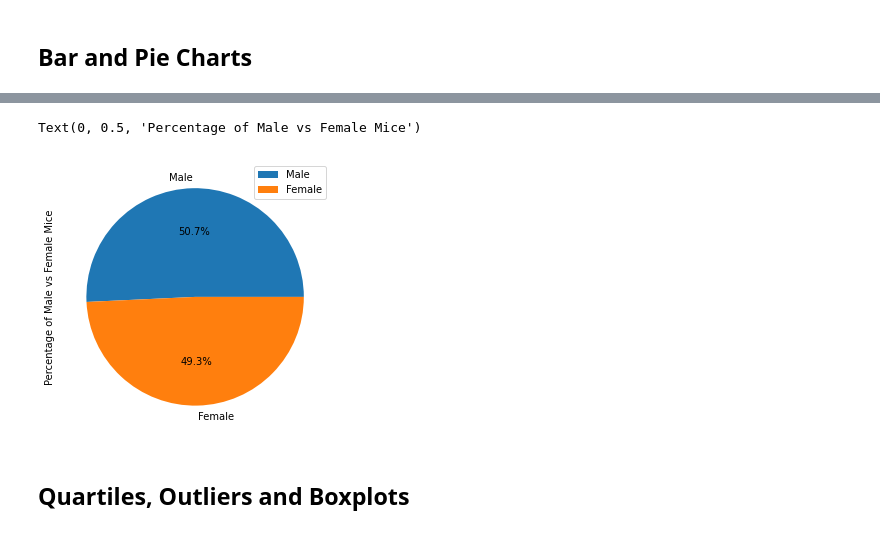
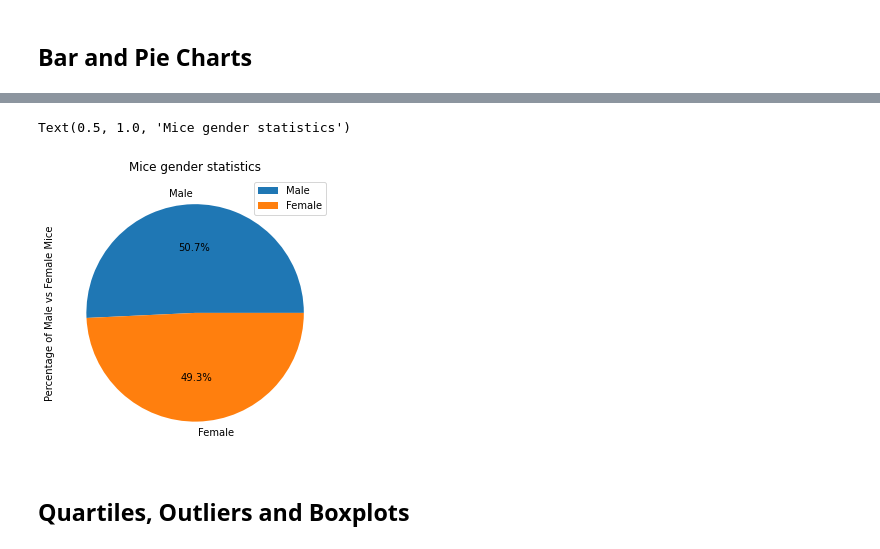
Before and after one commit to i-am-phoenix/rice-btcmp-hw5-matplotlib-challenge, a Jupyter notebook: pymaceuticals_starter.ipynb, the cells around one changed output, grey strips where cells are left out. Drawn from its saved outputs; the diff is of its cells as text; code cells hidden in the pictures.

```diff
--- a/pymaceuticals_starter.ipynb
+++ b/pymaceuticals_starter.ipynb
@@ -239,14 +242,14 @@ df.plot(kind='pie',
 # %%
 # Generate a pie plot showing the distribution of female versus male mice using pyplot
 plt.figure(figsize=(5,5))
 plt.pie(all_data['Sex'].value_counts(),
         labels=all_data['Sex'].unique(), autopct="%1.1f%%")
 plt.legend()
 plt.ylabel('Percentage of Male vs Female Mice')
-# all_data['Sex'].value_counts()
+plt.title("Mice gender statistics")
 # %% [output]
-Text(0, 0.5, 'Percentage of Male vs Female Mice')
+Text(0.5, 1.0, 'Mice gender statistics')
-[figure, old version]
+[figure, new version]
 # %% [markdown]
 ## Quartiles, Outliers and Boxplots
 # %%
```
Also changed, not shown: parts of 7 cells of this notebook, 6 other files.
